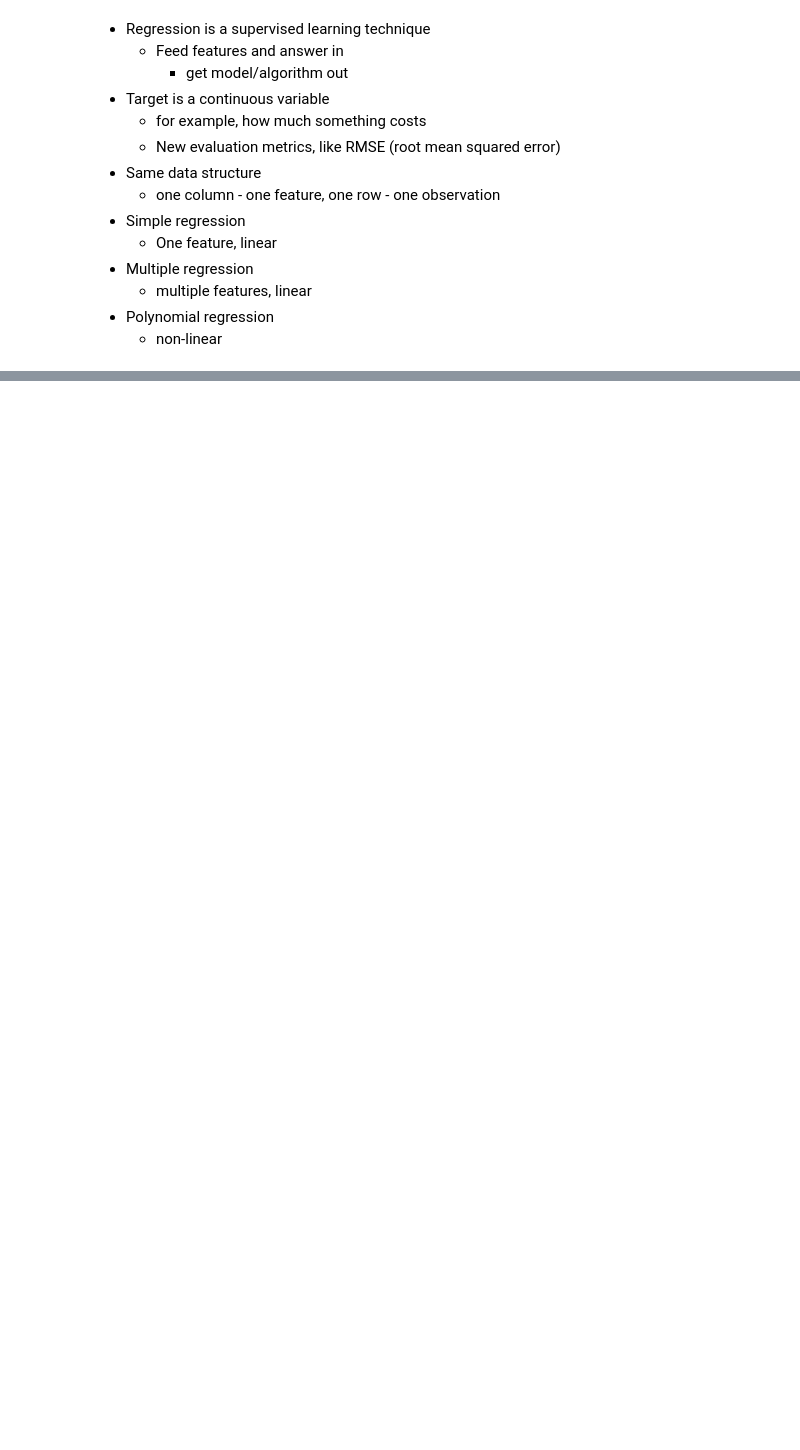
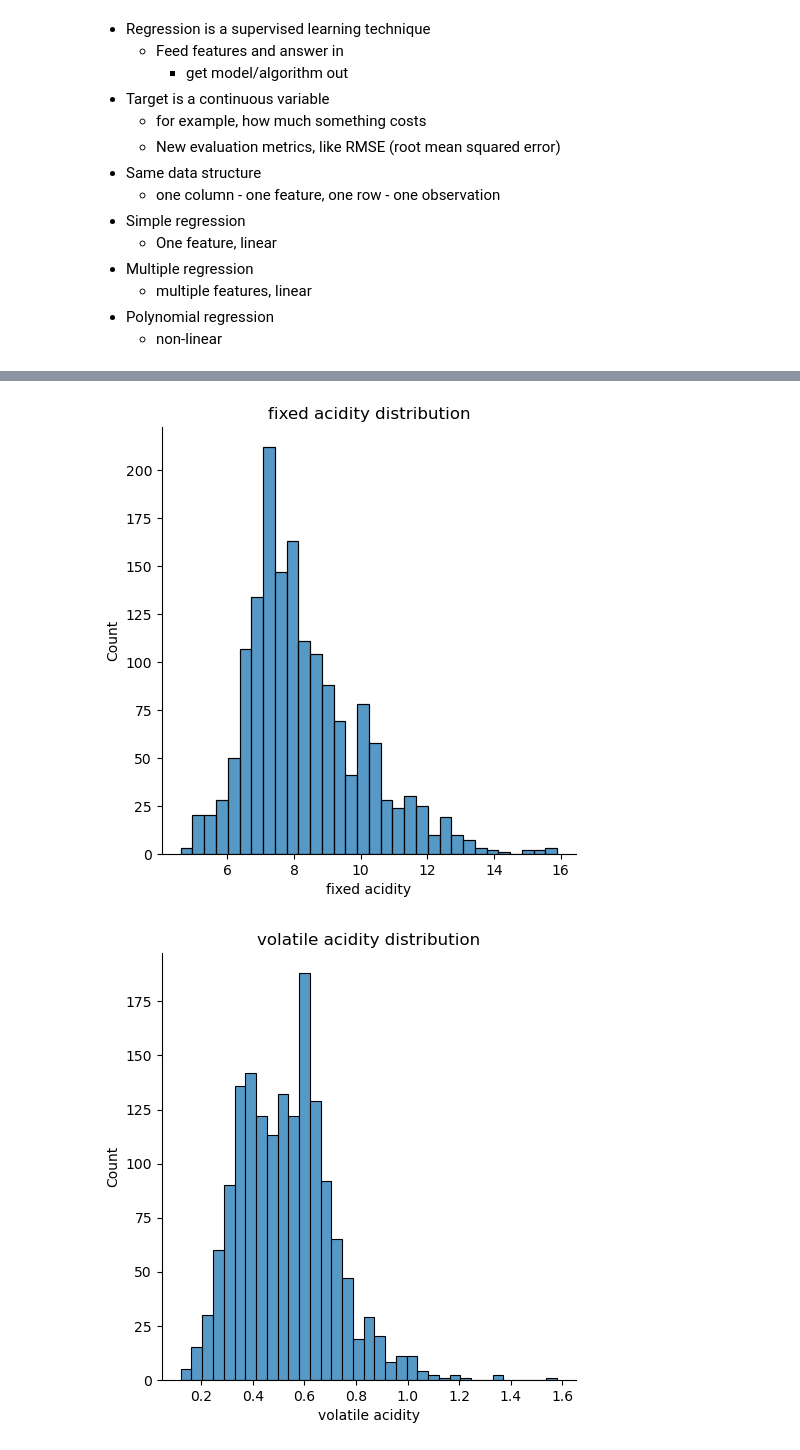
Before and after one commit to shawn-brown12/regression, a Jupyter notebook: regression_notes.ipynb, the cells around one changed output, grey strips where cells are left out. Drawn from its saved outputs; the diff is of its cells as text; code cells hidden in the pictures; blank space fills up the shorter version.

```diff
--- a/regression_notes.ipynb
+++ b/regression_notes.ipynb
@@ -78,0 +158,9 @@
+# %%
+for col in df.columns:
+
+    sns.displot(df[col])
+    plt.title(f'{col} distribution')
+    plt.show()
+# %% [output]
+[figure, added]
+[figure, added]
```
Also changed, not shown: parts of 15 cells of this notebook, 5 other files.
